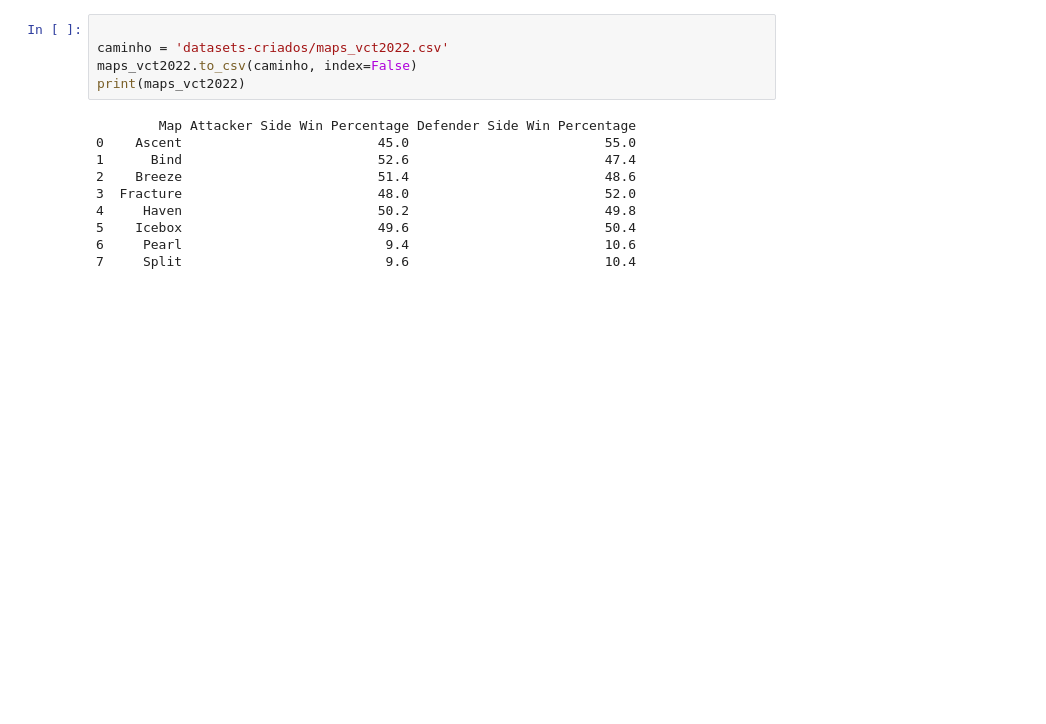
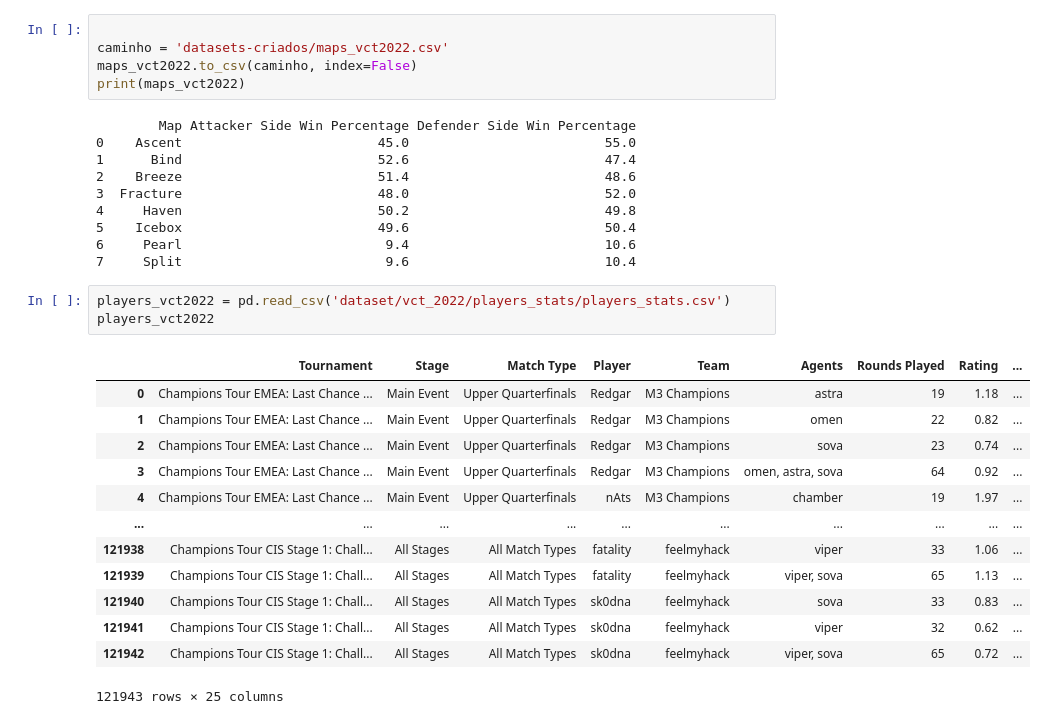
Before and after one commit to PedroLSCabral/Projeto-ICD, a Jupyter notebook: vct_2022.ipynb, the cells around one changed output. Saved outputs shown, nothing was run; the diff lists cells and outputs as text; blank space fills up the shorter version.

```diff
--- a/vct_2022.ipynb
+++ b/vct_2022.ipynb
@@ -356,3 +356,20 @@ print(maps_vct2022)
 5    Icebox                         49.6                         50.4
 6     Pearl                          9.4                         10.6
 7     Split                          9.6                         10.4
+# %%
+players_vct2022 = pd.read_csv('dataset/vct_2022/players_stats/players_stats.csv')
+players_vct2022
+# %% [output]
+|  | Tournament | Stage | Match Type | Player | Team | Agents | Rounds Played | Rating | ... |
+| 0 | Champions Tour EMEA: Last Chance ... | Main Event | Upper Quarterfinals | Redgar | M3 Champions | astra | 19 | 1.18 | ... |
+| 1 | Champions Tour EMEA: Last Chance ... | Main Event | Upper Quarterfinals | Redgar | M3 Champions | omen | 22 | 0.82 | ... |
+| 2 | Champions Tour EMEA: Last Chance ... | Main Event | Upper Quarterfinals | Redgar | M3 Champions | sova | 23 | 0.74 | ... |
+| 3 | Champions Tour EMEA: Last Chance ... | Main Event | Upper Quarterfinals | Redgar | M3 Champions | omen, astra, sova | 64 | 0.92 | ... |
+| 4 | Champions Tour EMEA: Last Chance ... | Main Event | Upper Quarterfinals | nAts | M3 Champions | chamber | 19 | 1.97 | ... |
+| ... | ... | ... | ... | ... | ... | ... | ... | ... | ... |
+| 121938 | Champions Tour CIS Stage 1: Chall... | All Stages | All Match Types | fatality | feelmyhack | viper | 33 | 1.06 | ... |
+| 121939 | Champions Tour CIS Stage 1: Chall... | All Stages | All Match Types | fatality | feelmyhack | viper, sova | 65 | 1.13 | ... |
+| 121940 | Champions Tour CIS Stage 1: Chall... | All Stages | All Match Types | sk0dna | feelmyhack | sova | 33 | 0.83 | ... |
+| 121941 | Champions Tour CIS Stage 1: Chall... | All Stages | All Match Types | sk0dna | feelmyhack | viper | 32 | 0.62 | ... |
+| 121942 | Champions Tour CIS Stage 1: Chall... | All Stages | All Match Types | sk0dna | feelmyhack | viper, sova | 65 | 0.72 | ... |
+121943 rows × 25 columns
```
Also changed, not shown: parts of 6 cells of this notebook, 1 other file.
